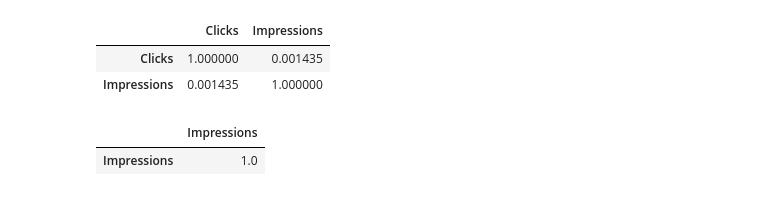
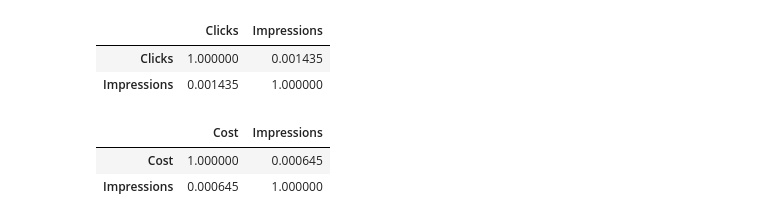
Before and after one commit to CodeRei067/data-science-3, a Jupyter notebook: Notebooks/eda.ipynb, the cells around one changed output. Cells and saved outputs as stored; diff of their text form; code cells hidden in the pictures.

```diff
--- a/Notebooks/eda.ipynb
+++ b/Notebooks/eda.ipynb
@@ -311,7 +311,8 @@ df[['Clicks', 'Impressions']].corr(numeric_only=True)
 | Clicks | 1.000000 | 0.001435 |
 | Impressions | 0.001435 | 1.000000 |
 # %%
-df[['Campaign_Name', 'Impressions']].corr(numeric_only=True)
+df[['Cost', 'Impressions']].corr(numeric_only=True)
 # %% [output]
-|  | Impressions |
-| Impressions | 1.0 |
+|  | Cost | Impressions |
+| Cost | 1.000000 | 0.000645 |
+| Impressions | 0.000645 | 1.000000 |
```
